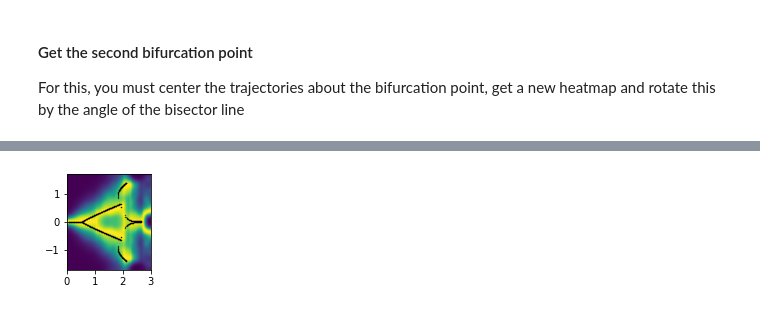
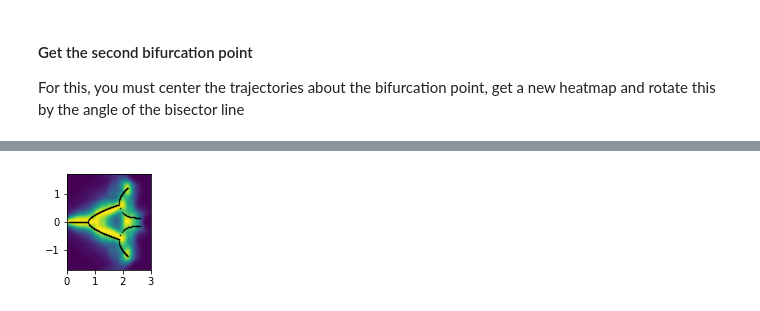
Before and after one commit to bianca-schell/locustVR, a Jupyter notebook: locust_plots-june.ipynb, the cells around one changed output, grey strips where cells are left out. Cells and saved outputs as stored; diff of their text form; code cells hidden in the pictures.

```diff
--- a/locust_plots-june.ipynb
+++ b/locust_plots-june.ipynb
@@ -15,6 +15,8 @@ from sklearn.mixture import GaussianMixture
 from scipy.stats import norm
 # %%
 nPosts = 3
+window_size = 70
+isolation_type = 'long_noise' # this determines which tracks we heatmap with. It can be 'signal', 'short_noise' or 'long_noise'
 spatial_discretisation_step = 0.01
 
 dataDIR = '/mnt/ssd1/Documents/Vivek/locustVR/data/'
@@ -572,6 +725,7 @@ For this, you must center the trajectories about the bifurcation point, get a ne
 # center points about the first bifurcation
 cxs = xs - params1[0]
 cys = ys
+cts = ts
 
 cpost0_x = post0_x - params1[0]
 cpost1_x = post1_x - params1[0]
@@ -655,16 +779,28 @@ plt.imshow(np.flipud(tmp_img4), extent=[r3[0][0], r3[0][1], r3[1][0], r3[1][1]])
 # %%
 bif_pt = 1.2
-params2 = [1.6, 0.5, 1]
-
-x_fit = []
-y_fit = []
+params2 = [1.4, 1, 0.5]
 
 x_sub = np.concatenate((rx, rx))
 y_sub = np.concatenate((ry, -ry))
+t_sub = np.concatenate((ccts, ccts))
 
-tmp_img = density_map(x_sub, y_sub, stats=True)
-x_fit = np.where(tmp_img > peak_threshold)[1] * post1_x / nbins
-y_fit = np.where(tmp_img > peak_threshold)[0] * (post0_y - post2_y) / nbins + post2_y
+tmin = 0
+tmax = 300
+for idx, t in enumerate(range(tmin, tmax)):
+    window_min = t
+    window_max = t + window_size
+
+    x = x_sub[(t_sub > window_min) & (t_sub < window_max)]
+    y = y_sub[(t_sub > window_min) & (t_sub < window_max)]
+    tmp_img = density_map(x, y, stats=False)
+
+    if idx == 0:
+        tmp_img1 = tmp_img
+    else:
+        tmp_img1 = np.fmax(tmp_img1, tmp_img)
+
+x_fit = np.where(tmp_img1 > peak_threshold)[1] * post1_x / nbins
+y_fit = np.where(tmp_img1 > peak_threshold)[0] * (post0_y - post2_y) / nbins + post2_y
 
 x_fit = x_fit
 y_fit = np.abs(y_fit)
@@ -729,10 +861,10 @@ The second bifurcation occurs at angle 104.04445875301789
 fig, ax = plt.subplots(1, 1, figsize=(post1_x/2, post2_x))
 plt.imshow(img ** 2, extent=[0, post1_x, post0_y, post2_y])
 
+step_len = 0.01
 parameters = params2
-step_len = 0.01
 
-x1 = np.arange(step_len, parameters[0], step_len)
+x1 = np.arange(5 * step_len, parameters[1], step_len)
 y1 = np.zeros(len(x1))
 bcxy1 = np.concatenate((x1.reshape(-1, 1), y1.reshape(-1, 1)), axis=1)
 ang1 = np.full(x1.shape, -np.arctan2(post2_y, post2_x - params1[0]) / 2)
@@ -740,7 +872,7 @@ rmat1 = np.array([[np.cos(ang1), -np.sin(ang1)], [np.sin(ang1), np.cos(ang1)]]).
 bcx1, bcy1 = parallel_rotate(bcxy1, rmat1).T
 bx1 = bcx1 + params1[0]
 
-x = np.arange(parameters[0], 2., step_len)
+x = np.arange(parameters[0], 1.8, step_len)
 x2 = np.concatenate((x, x))
 y2 = np.concatenate(
     (
@@ -748,6 +880,7 @@ y2 = np.concatenate(
         -(parameters[2] * (x - parameters[0])) ** parameters[1],
     )
 )
+
 bcxy2 = np.concatenate((x2.reshape(-1, 1), y2.reshape(-1, 1)), axis=1)
 ang2 = np.full(x2.shape, -np.arctan2(post2_y, post2_x - params1[0]) / 2)
 rmat2 = np.array([[np.cos(ang2), -np.sin(ang2)], [np.sin(ang2), np.cos(ang2)]]).T
@@ -757,34 +890,39 @@ bx2 = bcx2 + params1[0]
 bx2 = np.concatenate((bx2, bx2))
 bcy2 = np.concatenate((bcy2, -bcy2))
 
+bcy2 = bcy2[bx2 < post1_x - 0.1]
+bx2 = bx2[bx2 < post1_x - 0.1]
+
+bx2 = bx2[np.abs(bcy2) < post2_y - 0.1]
+bcy2 = bcy2[np.abs(bcy2) < post2_y - 0.1]
+
 plt.scatter(bx2, bcy2, c="black", s=0.1)
 
 parameters = params1
 step_len = 0.01
 
 x1 = np.arange(5 * step_len, parameters[0], step_len)
 y1 = np.zeros(len(x1))
 
-x = np.arange(parameters[0], np.max(bx1), step_len)
+x = np.arange(parameters[0], np.min(bx2), step_len)
 x2 = np.concatenate((x, x))
 y2 = np.concatenate(
     (
         (parameters[2] * (x - parameters[0])) ** parameters[1],
         -(parameters[2] * (x - parameters[0])) ** parameters[1],
     )
 )
 
 plt.scatter(x1, y1, c="black", s=0.1)
 plt.scatter(x2, y2, c="black", s=0.1)
 plt.xticks([0, 1, 2, 3])
-plt.yticks([-1, 0, 1])
 
 fig.savefig(
     "/mnt/ssd1/Documents/Vivek/locustVR/"
     + str(nPosts)
     + "_post_bifurcation_quantified.pdf",
     dpi=300,
     bbox_inches="tight",
 )
 # %% [output]
-[figure, old version]
+[figure, new version]
```
Also changed, not shown: parts of 36 cells of this notebook, 26 other files.
